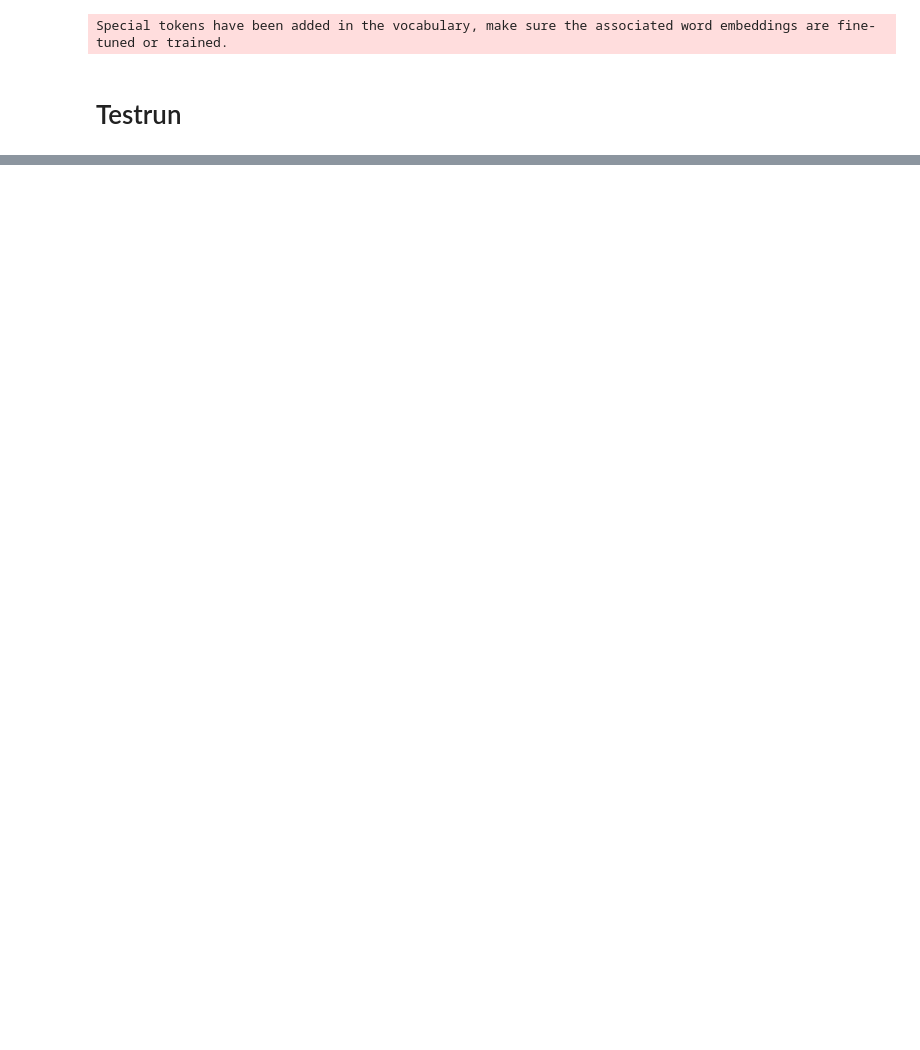
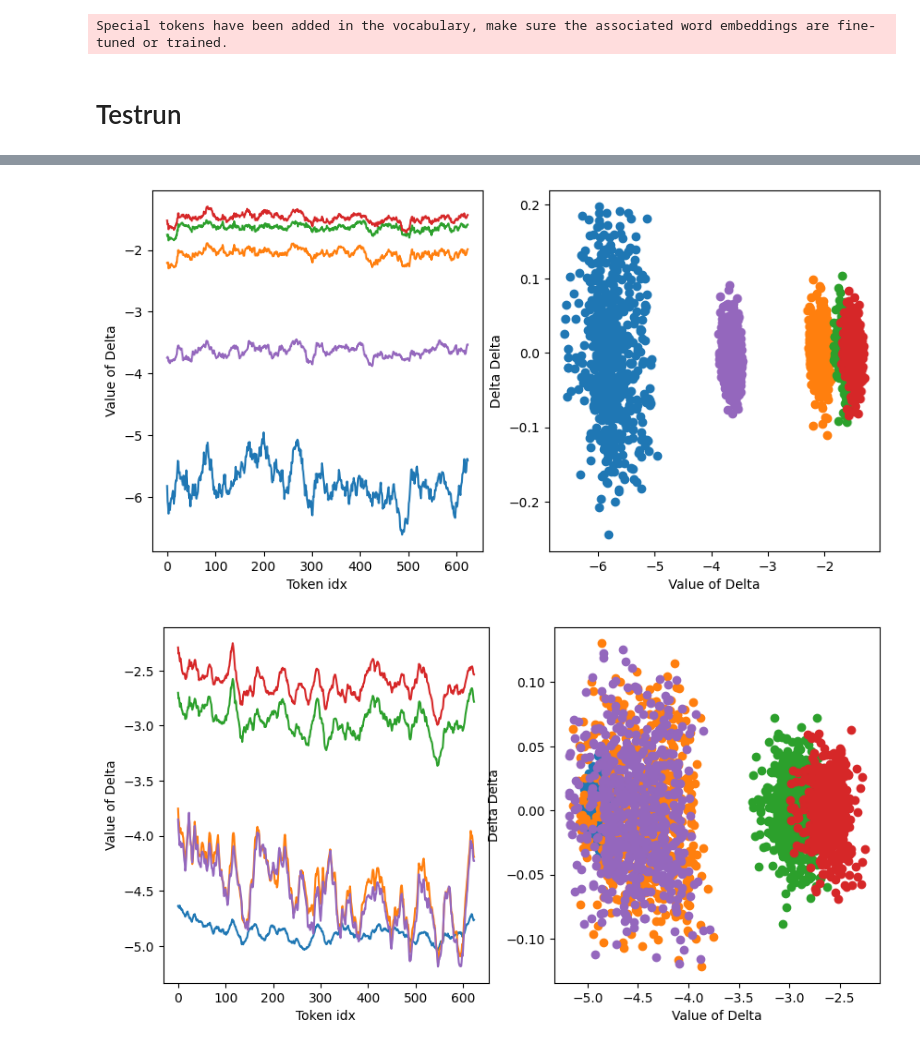
Before and after one commit to EleutherAI/rnngineering, a Jupyter notebook: delta_statistics.ipynb, the cells around one changed output, grey strips where cells are left out. Drawn from its saved outputs; the diff is of its cells as text; code cells hidden in the pictures; blank space fills up the shorter version.

```diff
--- a/delta_statistics.ipynb
+++ b/delta_statistics.ipynb
@@ -94,8 +84,0 @@ plt.plot(magnitude.cpu().numpy())
-# %%
-layer = 1
-layer_delta = every_delta[layer]
-num_tokens = 1000
-slice_layer_delta = layer_delta
-magnitude = t.norm(slice_layer_delta, dim=0)
-plt.scatter(input_ids.cpu().numpy(),magnitude.cpu().numpy())
-plt.xlim(0,1000)
@@ -136,0 +142,25 @@ tokenizer.decode(input_ids[0,:10])
+# %%
+moving_average = lambda x, w: np.convolve(x, np.ones(w), 'valid') / w
+# %%
+for layer in range(0,64,5):
+    fig,ax=plt.subplots(1,2,figsize=(10,5))
+    magnitudes=[]
+    #for i in range(5):
+    i=5
+    delta = deltas[i][layer][0][::1000].value.cpu().T
+
+    for i in range(5):
+        x = moving_average(delta[:,i],20)
+        ax[0].plot(x)
+        #time = np.arange(0, len(delta)-1)
+        derivative=np.diff(x)
+        ax[1].scatter(x[:-1],derivative)
+        ax[0].set_xlabel("Token idx")
+        ax[0].set_ylabel("Value of Delta")
+        ax[1].set_xlabel("Value of Delta")
+        ax[1].set_ylabel("Delta Delta")
+
+    #plt.legend()
+# %% [output]
+[figure, added]
+[figure, added]
```
Also changed, not shown: parts of 18 cells of this notebook.
